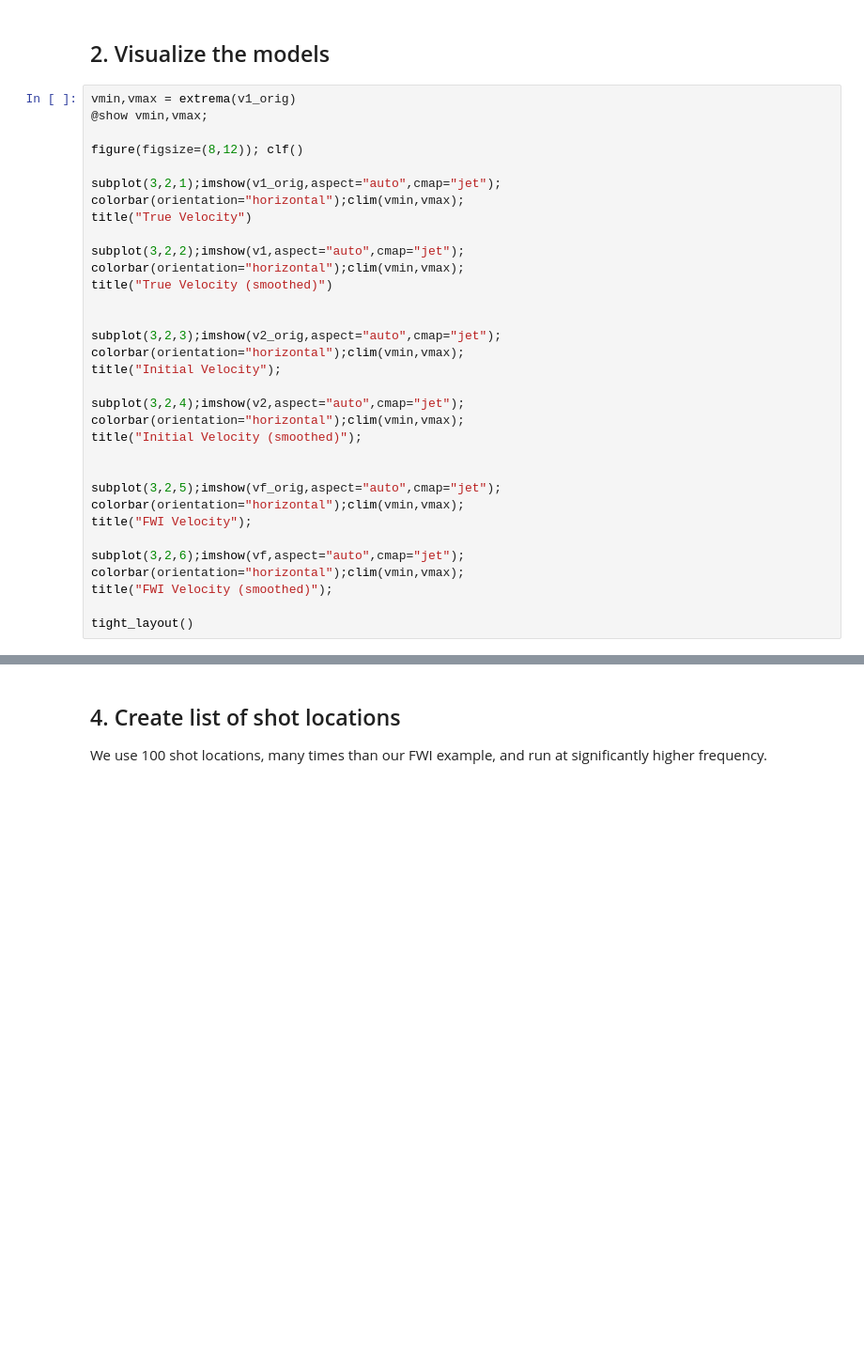
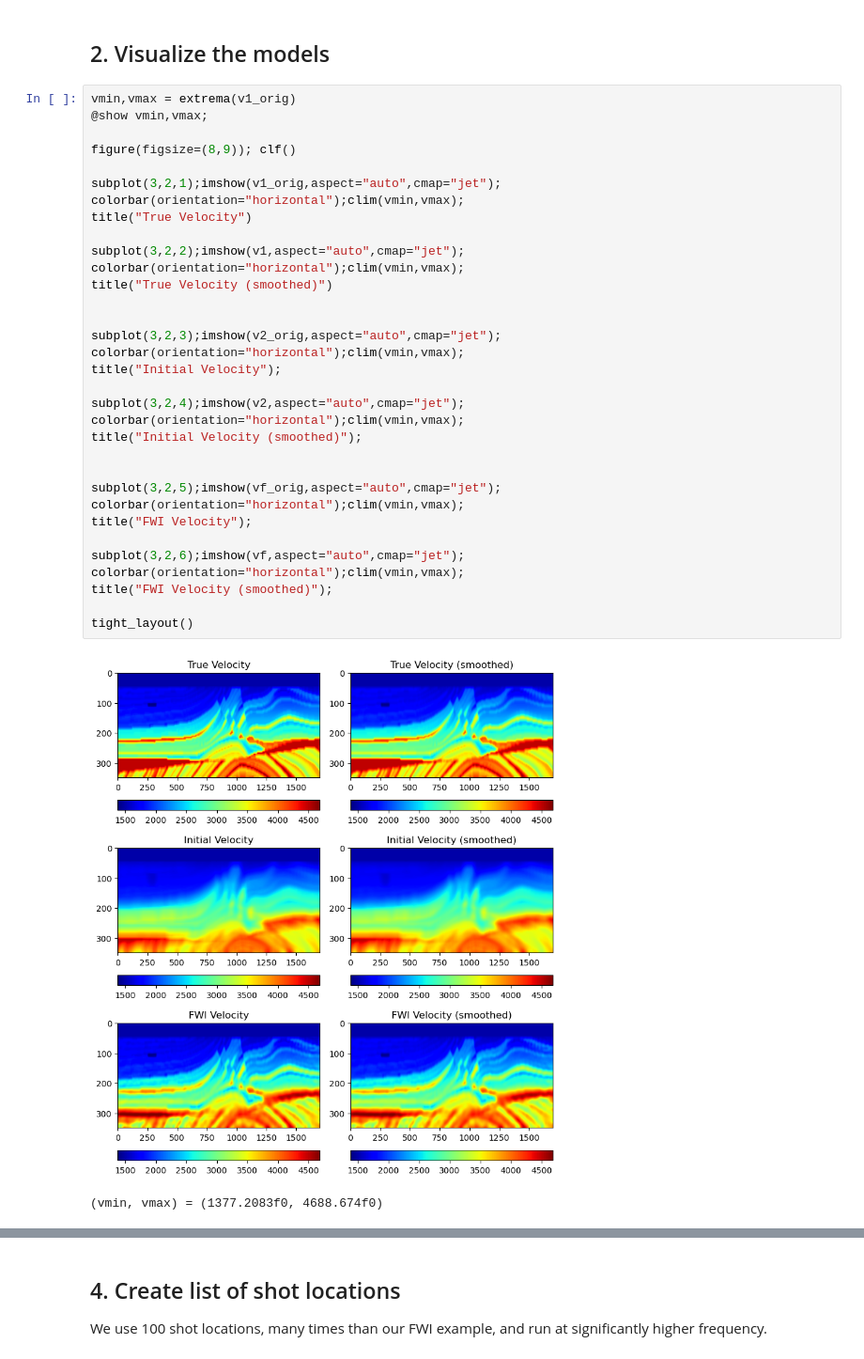
Before and after one commit to ChevronETC/Examples, a Jupyter notebook: 60_rtm/01_rtm.ipynb, the cells around one changed output, grey strips where cells are left out. Shown at 94% size. Saved outputs shown, nothing was run; the diff lists cells and outputs as text; blank space fills up the shorter version.

```diff
--- a/60_rtm/01_rtm.ipynb
+++ b/60_rtm/01_rtm.ipynb
@@ -62,32 +64,35 @@ vf = 1 ./(sf);
 vmin,vmax = extrema(v1_orig)
 @show vmin,vmax;
 
-figure(figsize=(8,12)); clf()
+figure(figsize=(8,9)); clf()
 
 subplot(3,2,1);imshow(v1_orig,aspect="auto",cmap="jet");
 colorbar(orientation="horizontal");clim(vmin,vmax);
 title("True Velocity")
 
 subplot(3,2,2);imshow(v1,aspect="auto",cmap="jet");
 colorbar(orientation="horizontal");clim(vmin,vmax);
 title("True Velocity (smoothed)")
 
 
 subplot(3,2,3);imshow(v2_orig,aspect="auto",cmap="jet");
 colorbar(orientation="horizontal");clim(vmin,vmax);
 title("Initial Velocity");
 
 subplot(3,2,4);imshow(v2,aspect="auto",cmap="jet");
 colorbar(orientation="horizontal");clim(vmin,vmax);
 title("Initial Velocity (smoothed)");
 
 
 subplot(3,2,5);imshow(vf_orig,aspect="auto",cmap="jet");
 colorbar(orientation="horizontal");clim(vmin,vmax);
 title("FWI Velocity");
 
 subplot(3,2,6);imshow(vf,aspect="auto",cmap="jet");
 colorbar(orientation="horizontal");clim(vmin,vmax);
 title("FWI Velocity (smoothed)");
 
 tight_layout()
+# %% [output]
+[figure, added]
+(vmin, vmax) = (1377.2083f0, 4688.674f0)
```
Also changed, not shown: parts of 21 cells of this notebook.
